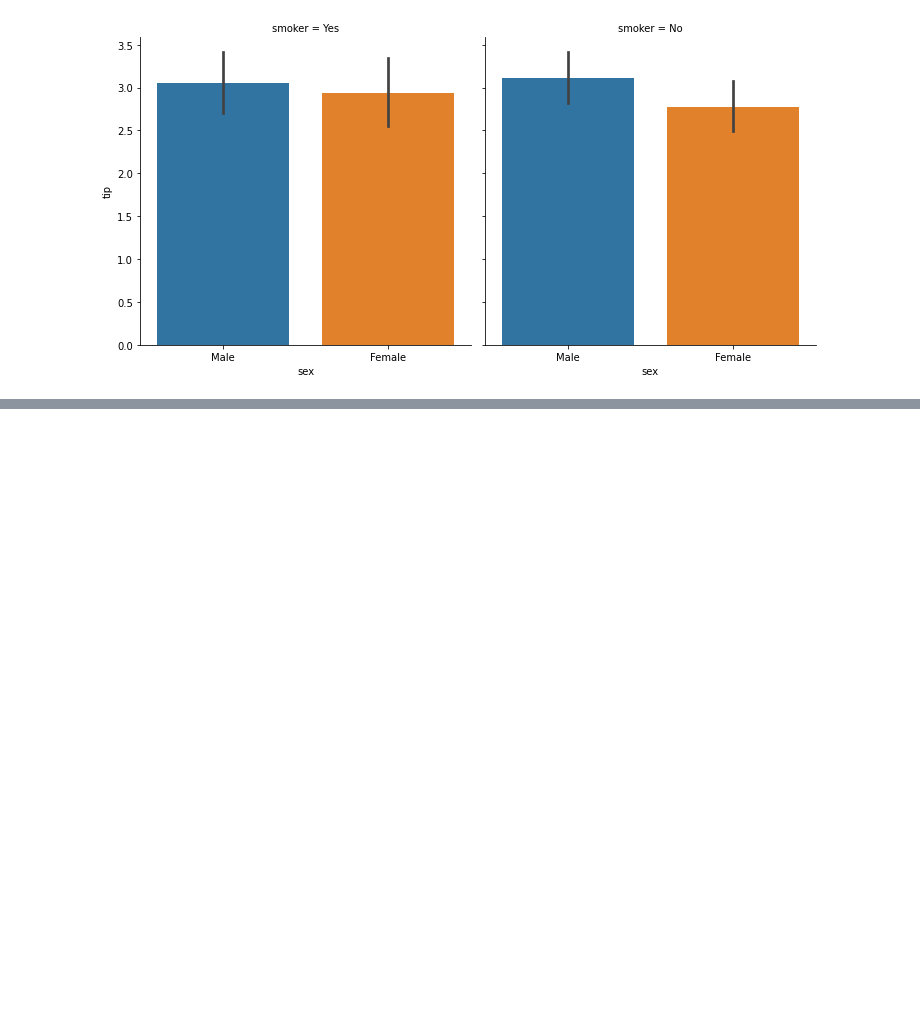
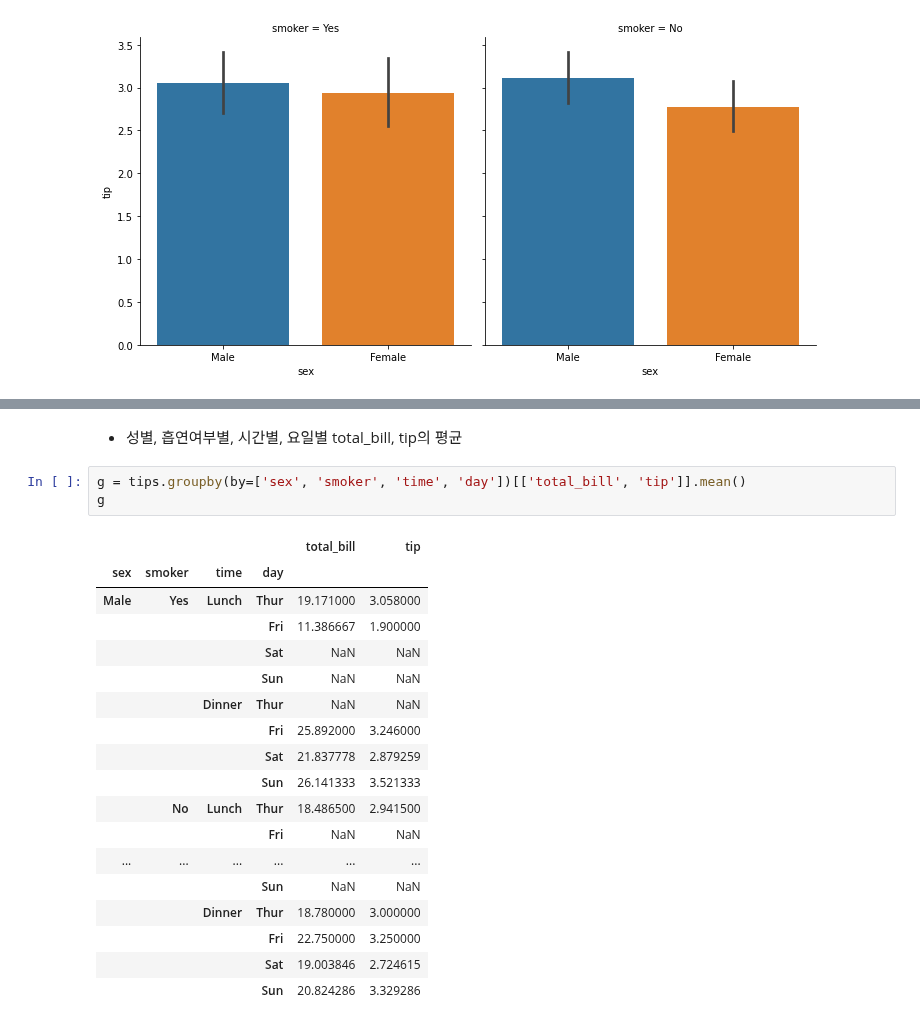
Before and after one commit to JakeOh/202011_itw_bd21, a Jupyter notebook: lab_da/da16_groupby.ipynb, the cells around one changed output, grey strips where cells are left out. Saved outputs shown, nothing was run; the diff lists cells and outputs as text; blank space fills up the shorter version.

```diff
--- a/lab_da/da16_groupby.ipynb
+++ b/lab_da/da16_groupby.ipynb
@@ -387,0 +566,24 @@ plt.show()
+# %% [markdown]
+*   성별, 흡연여부별, 시간별, 요일별 total_bill, tip의 평균
+# %%
+g = tips.groupby(by=['sex', 'smoker', 'time', 'day'])[['total_bill', 'tip']].mean()
+g
+# %% [output]
+|  |  |  |  | total_bill | tip |
+| sex | smoker | time | day |  |  |
+| Male | Yes | Lunch | Thur | 19.171000 | 3.058000 |
+|  |  |  | Fri | 11.386667 | 1.900000 |
+|  |  |  | Sat | NaN | NaN |
+|  |  |  | Sun | NaN | NaN |
+|  |  | Dinner | Thur | NaN | NaN |
+|  |  |  | Fri | 25.892000 | 3.246000 |
+|  |  |  | Sat | 21.837778 | 2.879259 |
+|  |  |  | Sun | 26.141333 | 3.521333 |
+|  | No | Lunch | Thur | 18.486500 | 2.941500 |
+|  |  |  | Fri | NaN | NaN |
+| ... | ... | ... | ... | ... | ... |
+|  |  |  | Sun | NaN | NaN |
+|  |  | Dinner | Thur | 18.780000 | 3.000000 |
+|  |  |  | Fri | 22.750000 | 3.250000 |
+|  |  |  | Sat | 19.003846 | 2.724615 |
+|  |  |  | Sun | 20.824286 | 3.329286 |
```
Also changed, not shown: parts of 21 cells of this notebook.
